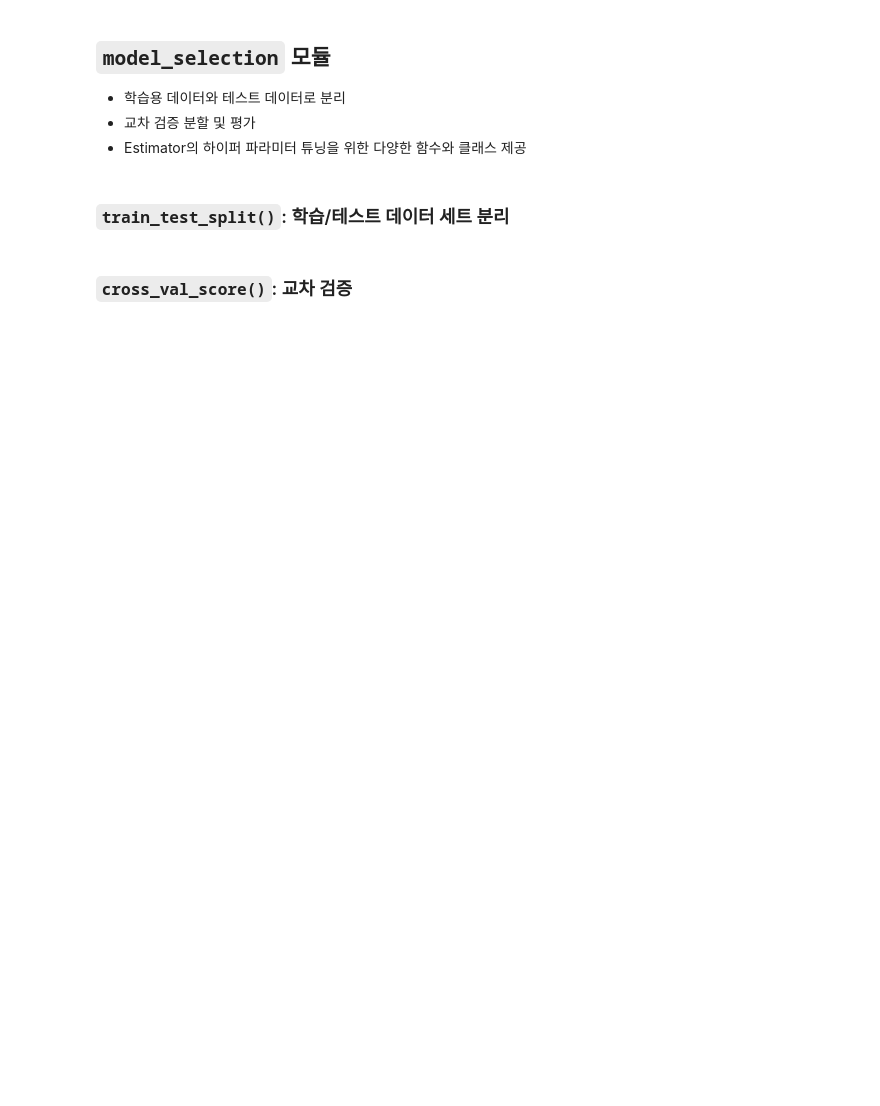
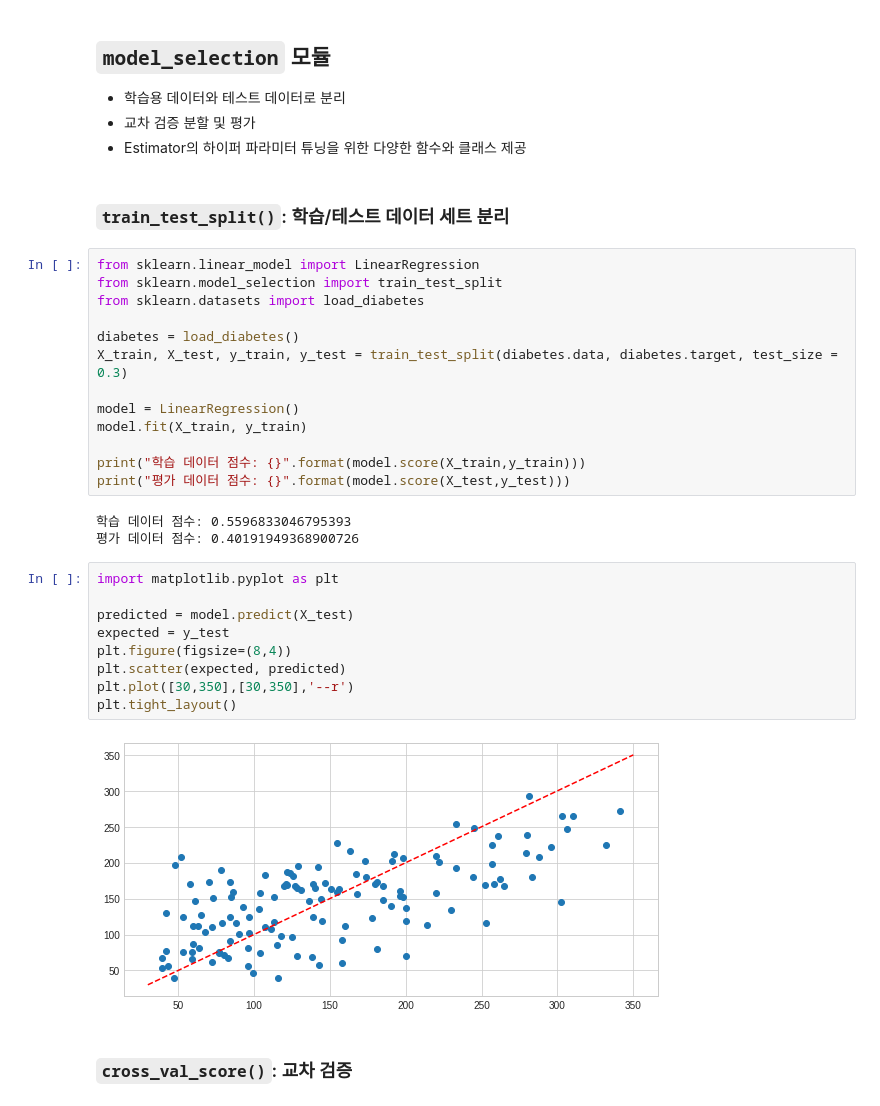
Before and after one commit to WooHyeok-Moon/Machine_Learning_Study, a Jupyter notebook: _2_Scikit_Learn.ipynb, the cells around one changed output. Drawn from its saved outputs; the diff is of its cells as text; blank space fills up the shorter version.

```diff
--- a/_2_Scikit_Learn.ipynb
+++ b/_2_Scikit_Learn.ipynb
@@ -174,5 +247,32 @@ plt.plot(xfit, yfit, '--r')
 * Estimator의 하이퍼 파라미터 튜닝을 위한 다양한 함수와 클래스 제공
 # %% [markdown]
 ### `train_test_split()`: 학습/테스트 데이터 세트 분리
+# %%
+from sklearn.linear_model import LinearRegression
+from sklearn.model_selection import train_test_split
+from sklearn.datasets import load_diabetes
+
+diabetes = load_diabetes()
+X_train, X_test, y_train, y_test = train_test_split(diabetes.data, diabetes.target, test_size = 0.3)
+
+model = LinearRegression()
+model.fit(X_train, y_train)
+
+print("학습 데이터 점수: {}".format(model.score(X_train,y_train)))
+print("평가 데이터 점수: {}".format(model.score(X_test,y_test)))
+# %% [output]
+학습 데이터 점수: 0.5596833046795393
+평가 데이터 점수: 0.40191949368900726
+# %%
+import matplotlib.pyplot as plt
+
+predicted = model.predict(X_test)
+expected = y_test
+plt.figure(figsize=(8,4))
+plt.scatter(expected, predicted)
+plt.plot([30,350],[30,350],'--r')
+plt.tight_layout()
+# %% [output]
+[figure, added]
 # %% [markdown]
 ### `cross_val_score()`: 교차 검증
```
Also changed, not shown: parts of 14 cells of this notebook.
